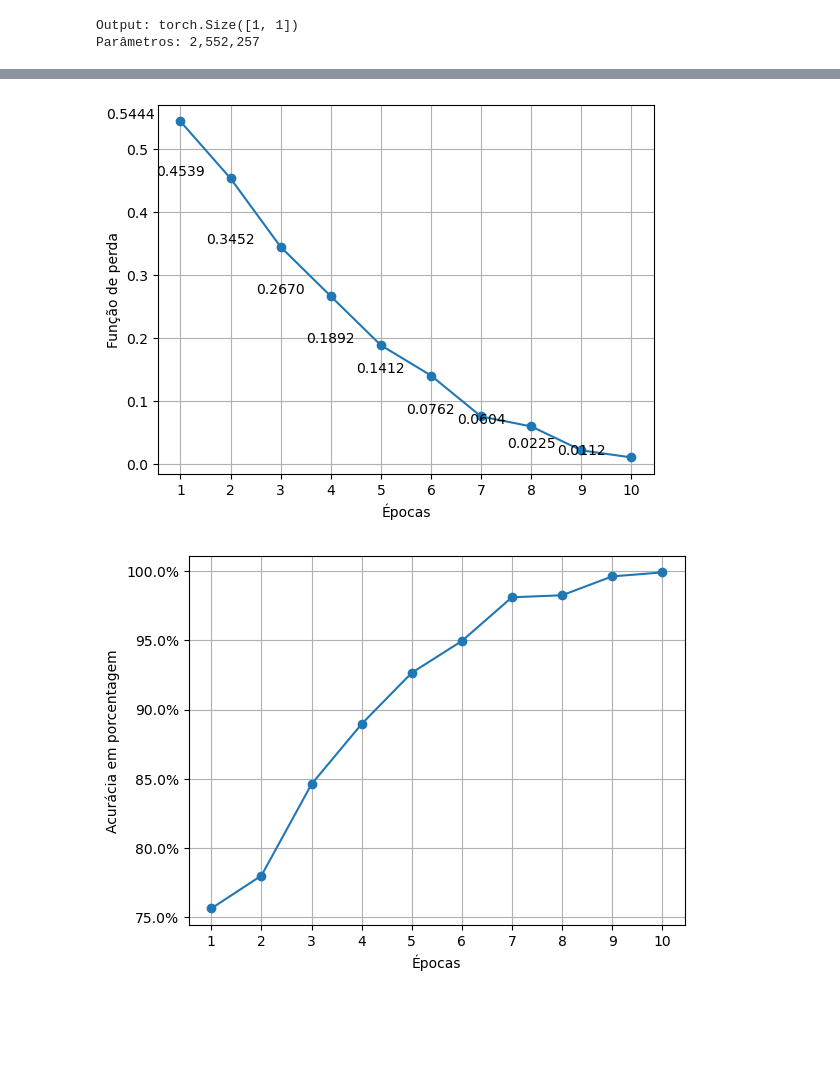
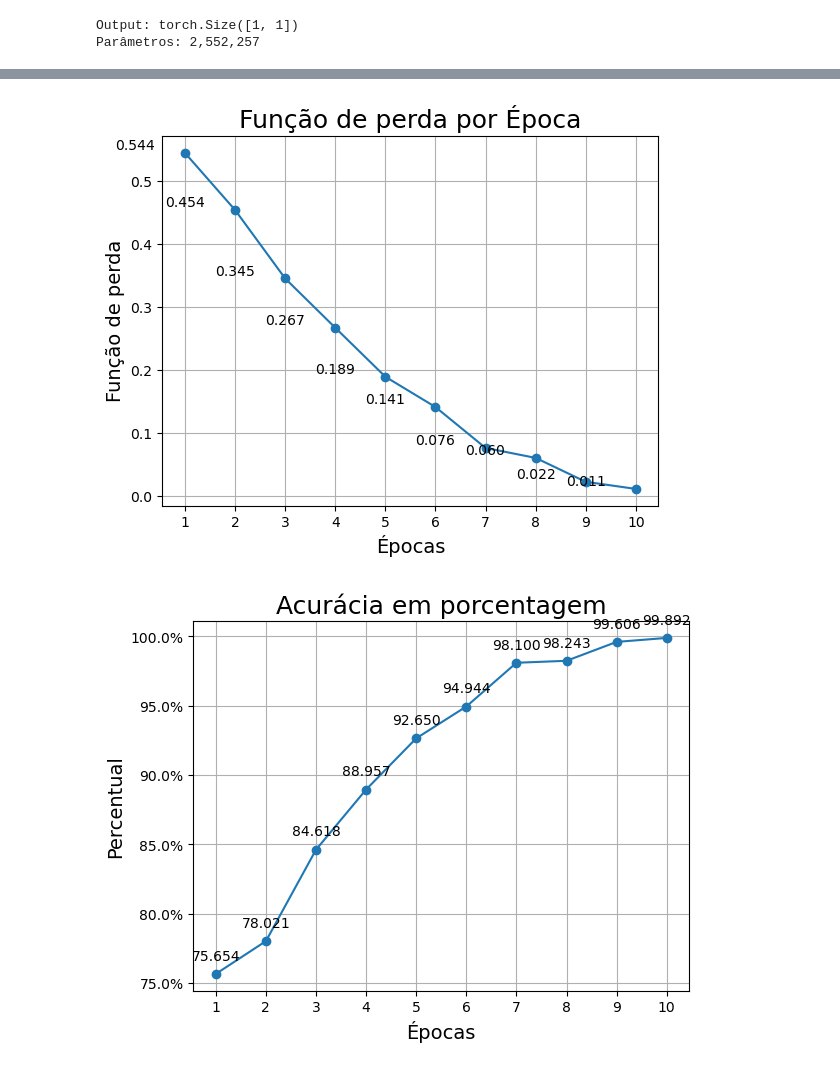
Before and after one commit to akira-gabriel/star-galaxy-classification, a Jupyter notebook: galaxy star classifier.ipynb, the cells around one changed output, grey strips where cells are left out. Cells and saved outputs as stored; diff of their text form; code cells hidden in the pictures; blank space fills up the shorter version.

Commit message:
F1 metric, formatting titles and subtitles

```diff
--- a/galaxy star classifier.ipynb
+++ b/galaxy star classifier.ipynb
@@ -237,11 +236,13 @@ scheduler = torch.optim.lr_scheduler.ReduceLROnPlateau(
 )
 # %%
 num_epochs = 10
-epoch_loss, epoch_accuracy = [], []
+epoch_loss, epoch_accuracy, epoch_f1 = [], [], []
+f1_metric = F1Score(task='binary')
 
 for epoch in range(num_epochs):
     model.train()
     running_loss, correct, total = 0.0, 0, 0
+    f1_metric.reset()
 
     for images, labels in train_loader:
         optimizer.zero_grad()
@@ -256,9 +257,15 @@ for epoch in range(num_epochs):
         correct += (preds == labels).sum().item()
         total += labels.size(0)
 
+        f1_metric.update(preds, labels.int())
+
     avg_loss = running_loss / len(train_loader)
     epoch_acc = 100 * correct / total
+    f1 = f1_metric.compute().item()
+
     epoch_loss.append(avg_loss)
     epoch_accuracy.append(epoch_acc)
-    print(f"Geração [{epoch+1}/{num_epochs}] Loss: {avg_loss:.4f} Acurácia: {epoch_acc:.2f}%")
+    epoch_f1.append(f1)
+
+    print(f"Geração [{epoch+1}/{num_epochs}] Loss: {avg_loss:.4f} Acurácia: {epoch_acc:.2f}% F1: {f1:.4f}")
 # %% [output]
@@ -275,31 +282,36 @@ Geração [10/10] Loss: 0.0112 Acurácia: 99.89%
 # %%
 x = range(1, len(epoch_loss) + 1)
 
 plt.plot(x, epoch_loss, marker = 'o')
-plt.xlabel("Épocas")
-plt.ylabel("Função de perda")
+plt.xlabel("Épocas", fontsize=14)
+plt.ylabel("Função de perda", fontsize=14)
+plt.title("Função de perda por Época", fontsize=18)
 plt.grid()
 
 y = epoch_loss
 
 for i, valor in enumerate(epoch_loss):
-    plt.text(i, valor, f'{valor:.4f}', ha='center', va='bottom')
+    plt.text(i, valor, f'{valor:.3f}', ha='center', va='bottom')
 
 plt.xticks(range(1, 11))
 plt.show()
 # %% [output]
-[figure, old version]
+[figure, new version]
 # %%
 x = range(1, len(epoch_accuracy) + 1)
 
 plt.plot(x, epoch_accuracy, marker = 'o')
-plt.xlabel("Épocas")
-plt.ylabel("Acurácia em porcentagem")
+plt.xlabel("Épocas", fontsize=14)
+plt.ylabel("Percentual", fontsize=14)
+plt.title("Acurácia em porcentagem", fontsize=18)
 plt.grid()
 
 plt.gca().yaxis.set_major_formatter(PercentFormatter())
+y = epoch_accuracy
+for i, val in enumerate(epoch_accuracy):
+    plt.annotate(f'{val:.3f}', (x[i], y[i]), textcoords="offset points", xytext=(0, 10), ha='center')
 
 plt.xticks(range(1, 11))
 plt.show()
 # %% [output]
-[figure, old version]
+[figure, new version]
```
Also changed, not shown: parts of 3 cells of this notebook.
